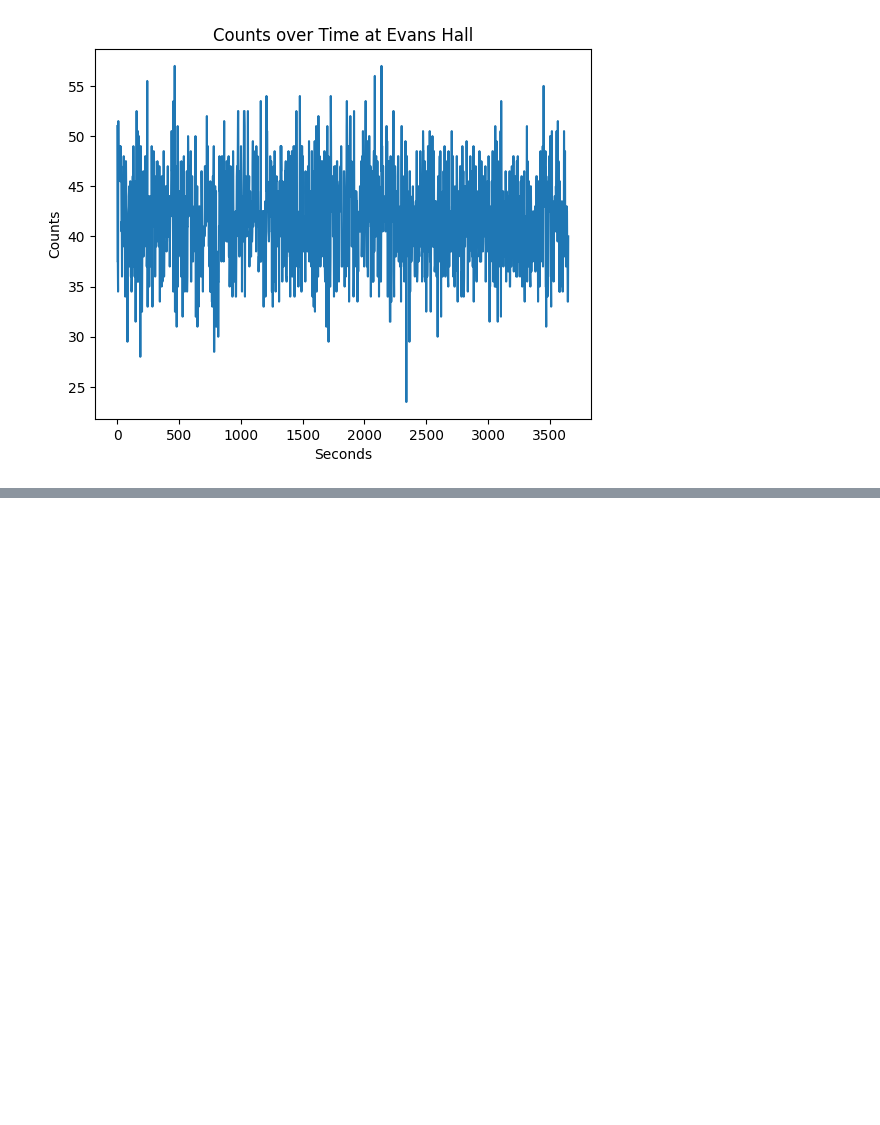
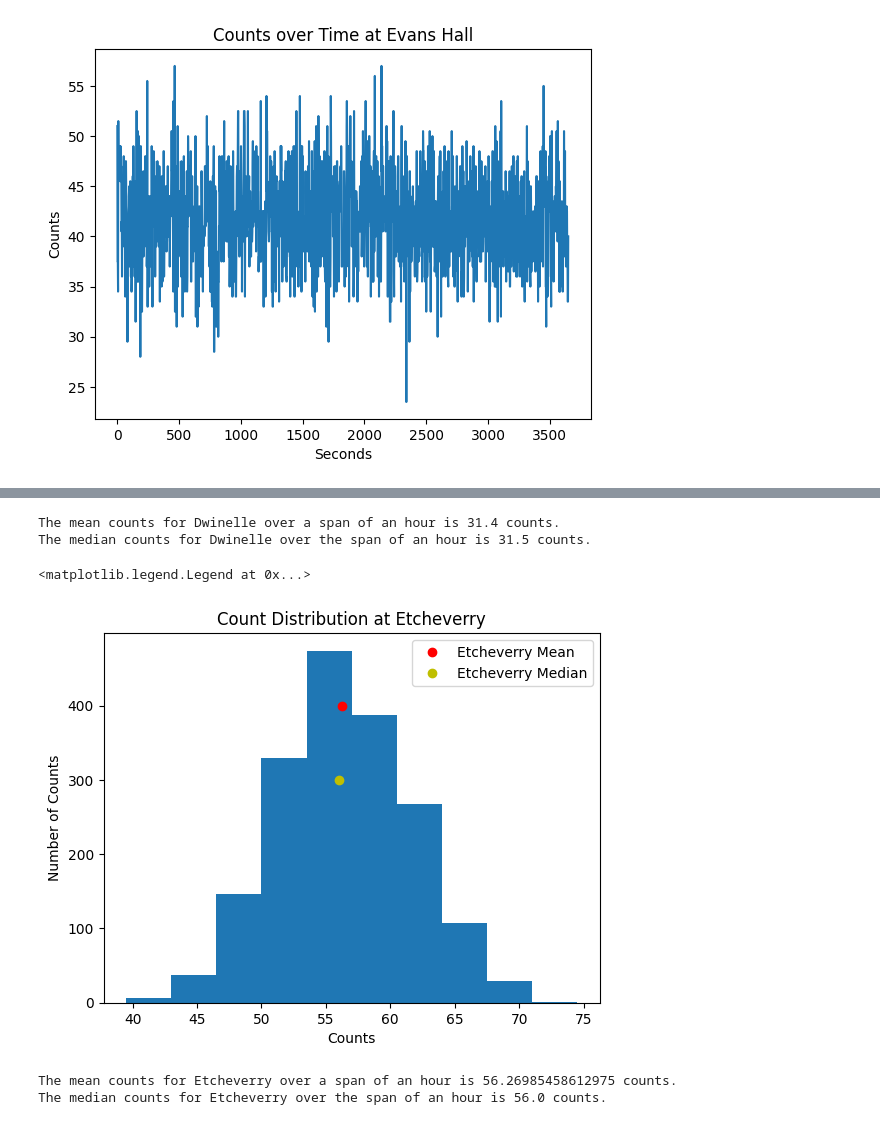
Before and after one commit to Gish-Sky/E11_LabWork, a Jupyter notebook: final_project.ipynb, the cells around one changed output, grey strips where cells are left out. Drawn from its saved outputs; the diff is of its cells as text; code cells hidden in the pictures; blank space fills up the shorter version.

```diff
--- a/final_project.ipynb
+++ b/final_project.ipynb
@@ -91,0 +120,23 @@ Text(0.5, 1.0, 'Counts over Time at Evans Hall')
+# %%
+print("The mean counts for Dwinelle over a span of an hour is", np.mean(dwinelle_counts), "counts.")
+print("The median counts for Dwinelle over the span of an hour is", np.median(dwinelle_counts), "counts.")
+# %% [output]
+The mean counts for Dwinelle over a span of an hour is 31.4 counts.
+The median counts for Dwinelle over the span of an hour is 31.5 counts.
+# %%
+plt.hist(etcheverry_counts)
+plt.xlabel("Counts")
+plt.ylabel("Number of Counts")
+plt.title("Count Distribution at Etcheverry")
+plt.plot(np.mean(etcheverry_counts), 400, 'ro', label = 'Etcheverry Mean')
+plt.plot(np.median(etcheverry_counts), 300, 'yo', label = 'Etcheverry Median')
+plt.legend()
+# %% [output]
+<matplotlib.legend.Legend at 0x...>
+[figure, added]
+# %%
+print("The mean counts for Etcheverry over a span of an hour is", np.mean(etcheverry_counts), "counts.")
+print("The median counts for Etcheverry over the span of an hour is", np.median(etcheverry_counts), "counts.")
+# %% [output]
+The mean counts for Etcheverry over a span of an hour is 56.26985458612975 counts.
+The median counts for Etcheverry over the span of an hour is 56.0 counts.
```
Also changed, not shown: parts of 11 cells of this notebook.
